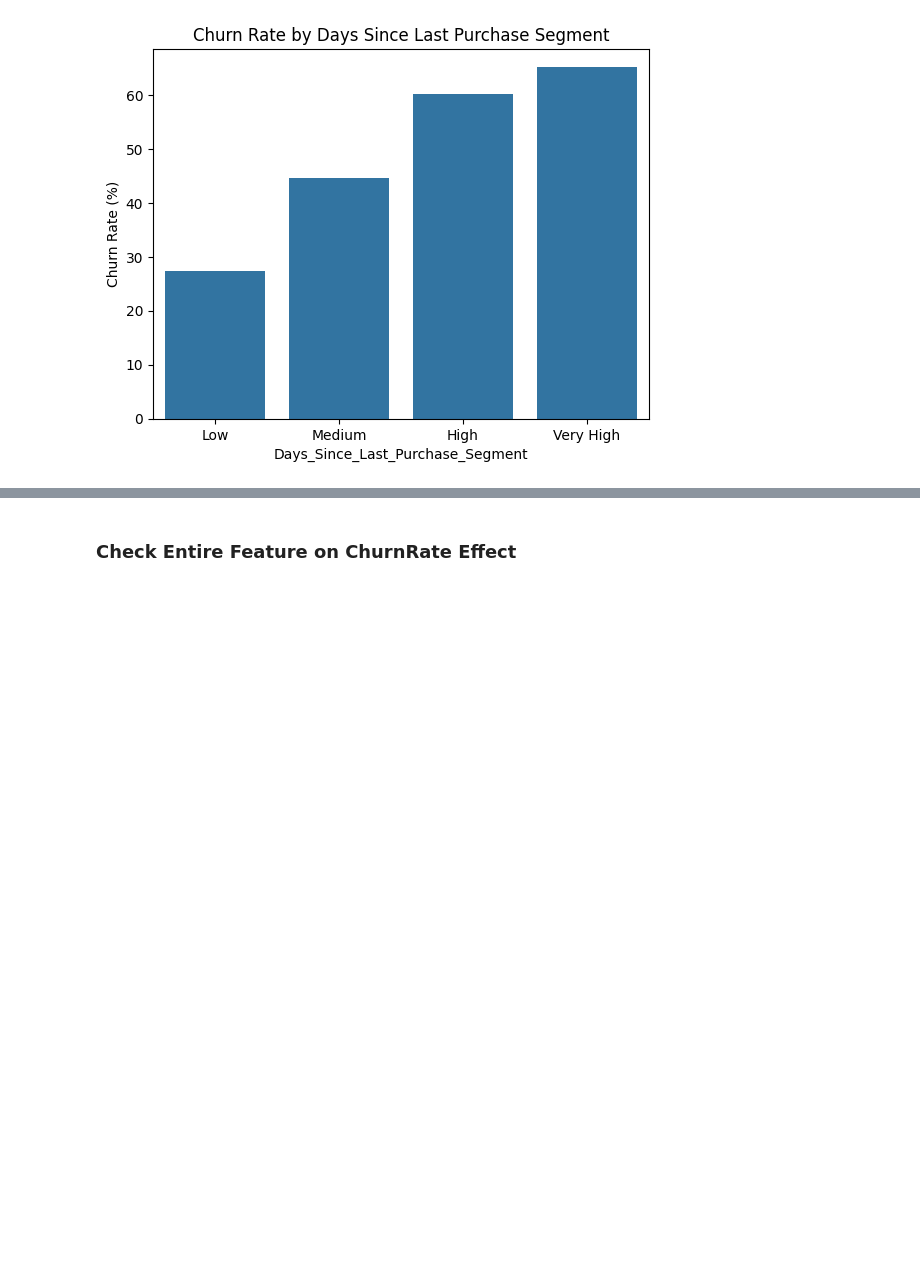
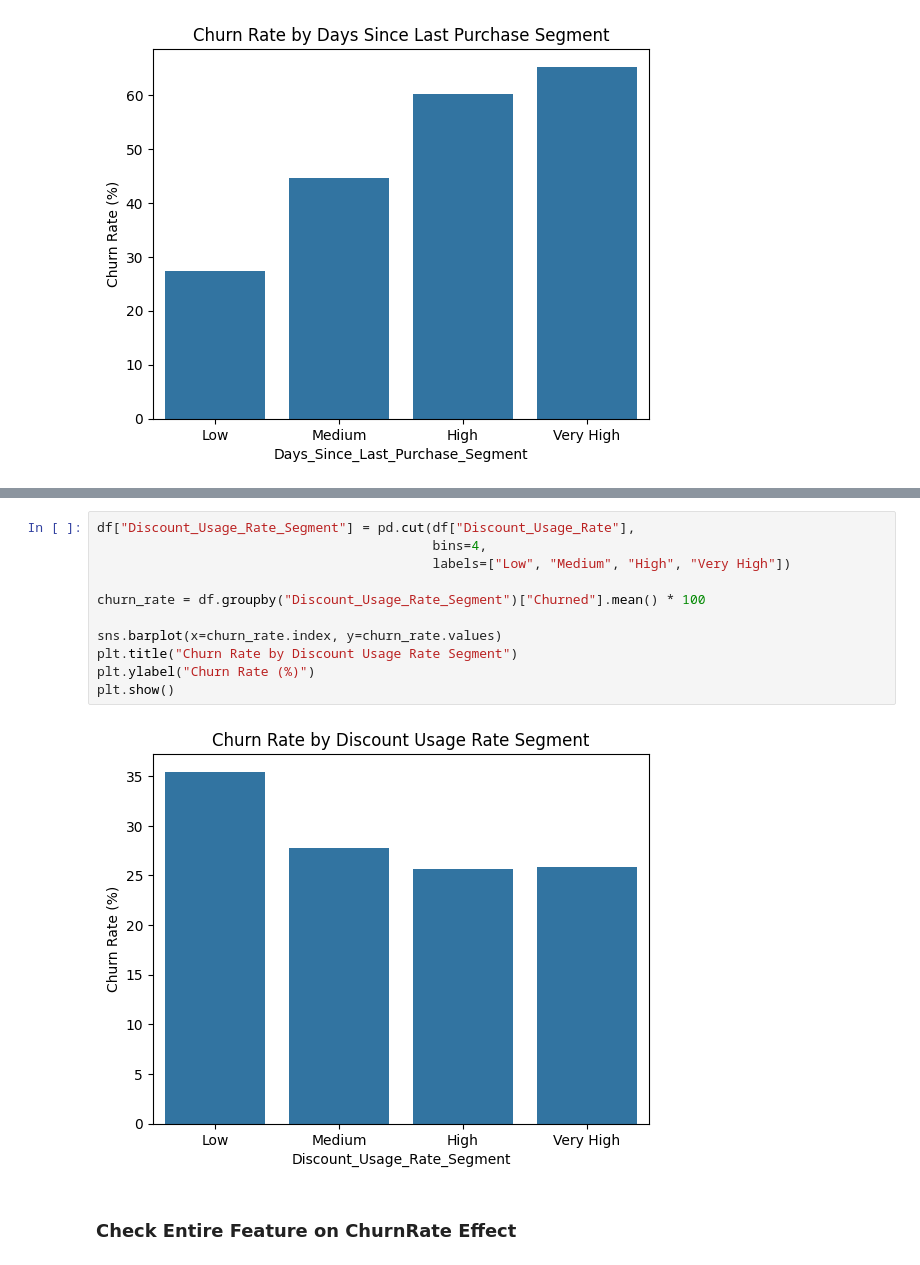
Before and after one commit to ppts2545/Eccommerce-Customer-Behavior-Dataset, a Jupyter notebook: notebooks/03_eda/eda1/02_eda_on_Purchase behavior.ipynb, the cells around one changed output, grey strips where cells are left out. Cells and saved outputs as stored; diff of their text form; blank space fills up the shorter version.

```diff
--- a/notebooks/03_eda/eda1/02_eda_on_Purchase behavior.ipynb
+++ b/notebooks/03_eda/eda1/02_eda_on_Purchase behavior.ipynb
@@ -320,3 +373,16 @@ plt.show()
+# %%
+df["Discount_Usage_Rate_Segment"] = pd.cut(df["Discount_Usage_Rate"],
+                                           bins=4,
+                                           labels=["Low", "Medium", "High", "Very High"])
+
+churn_rate = df.groupby("Discount_Usage_Rate_Segment")["Churned"].mean() * 100
+
+sns.barplot(x=churn_rate.index, y=churn_rate.values)
+plt.title("Churn Rate by Discount Usage Rate Segment")
+plt.ylabel("Churn Rate (%)")
+plt.show()
+# %% [output]
+[figure, added]
 # %% [markdown]
 ### Check Entire Feature on ChurnRate Effect
 # %%
```
Also changed, not shown: parts of 8 cells of this notebook.
